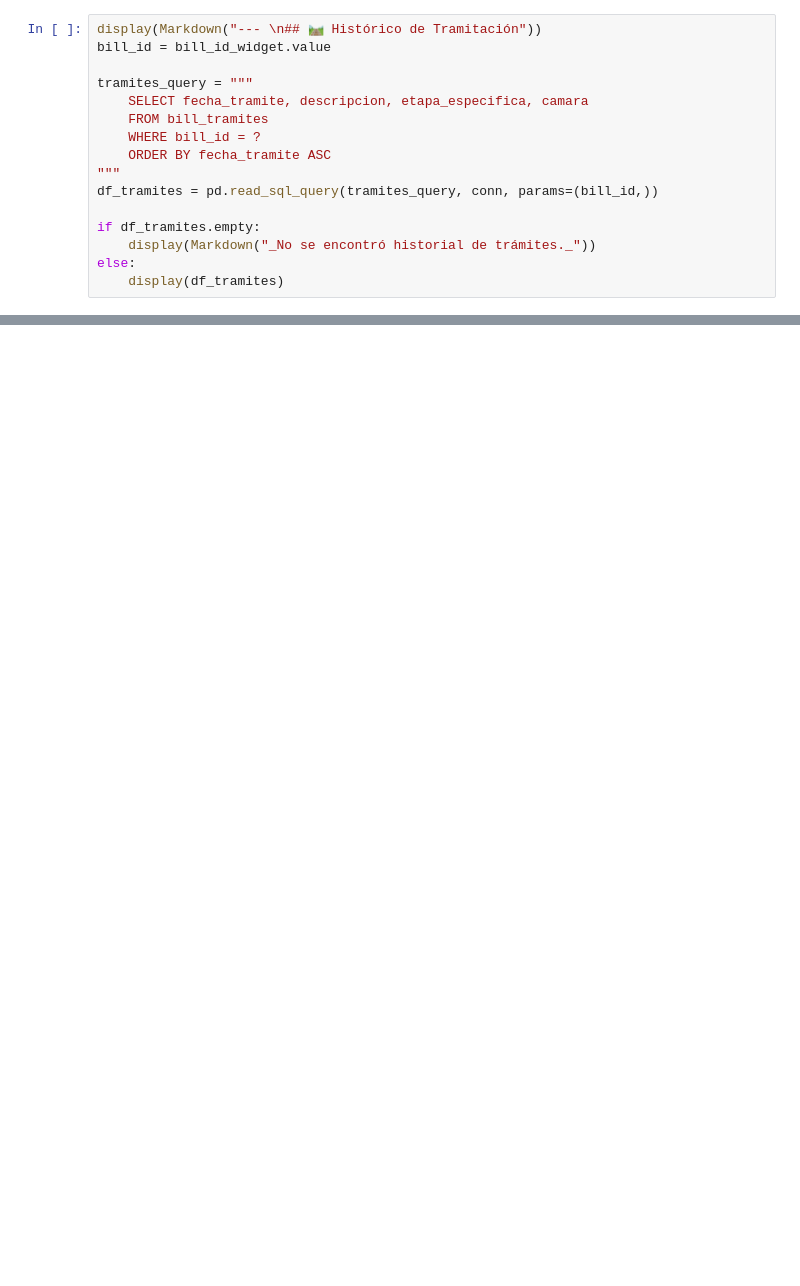
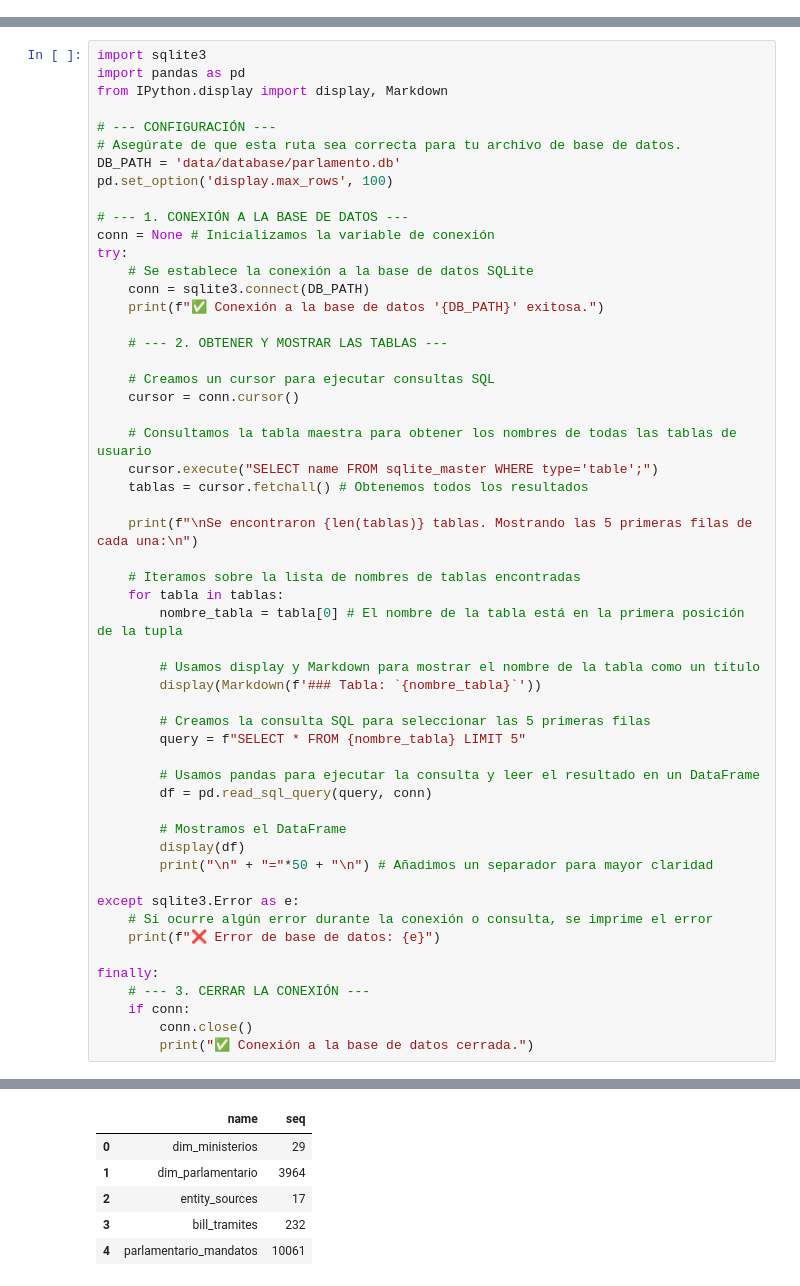
Before and after one commit to bpalas/prototype-diputados-chatbot, a Jupyter notebook: reports.ipynb, the cells around one changed output, grey strips where cells are left out. Drawn from its saved outputs; the diff is of its cells as text; blank space fills up the shorter version.

```diff
--- a/reports.ipynb
+++ b/reports.ipynb
@@ -202,16 +0,0 @@ _No se encontraron autores parlamentarios (puede ser una iniciativa del Ejecutiv
-# %%
-display(Markdown("--- \n## 🛤️ Histórico de Tramitación"))
-bill_id = bill_id_widget.value
-
-tramites_query = """
-    SELECT fecha_tramite, descripcion, etapa_especifica, camara
-    FROM bill_tramites
-    WHERE bill_id = ?
-    ORDER BY fecha_tramite ASC
-"""
-df_tramites = pd.read_sql_query(tramites_query, conn, params=(bill_id,))
-
-if df_tramites.empty:
-    display(Markdown("_No se encontró historial de trámites._"))
-else:
-    display(df_tramites)
@@ -259,0 +164,55 @@ else:
+# %%
+import sqlite3
+import pandas as pd
+from IPython.display import display, Markdown
+
+# --- CONFIGURACIÓN ---
+# Asegúrate de que esta ruta sea correcta para tu archivo de base de datos.
+DB_PATH = 'data/database/parlamento.db'
+pd.set_option('display.max_rows', 100)
+
+# --- 1. CONEXIÓN A LA BASE DE DATOS ---
+conn = None # Inicializamos la variable de conexión
+try:
+    # Se establece la conexión a la base de datos SQLite
+    conn = sqlite3.connect(DB_PATH)
+    print(f"✅ Conexión a la base de datos '{DB_PATH}' exitosa.")
+
+    # --- 2. OBTENER Y MOSTRAR LAS TABLAS ---
+
+    # Creamos un cursor para ejecutar consultas SQL
+    cursor = conn.cursor()
+
+    # Consultamos la tabla maestra para obtener los nombres de todas las tablas de usuario
+    cursor.execute("SELECT name FROM sqlite_master WHERE type='table';")
+    tablas = cursor.fetchall() # Obtenemos todos los resultados
+
+    print(f"\nSe encontraron {len(tablas)} tablas. Mostrando las 5 primeras filas de cada una:\n")
+
+    # Iteramos sobre la lista de nombres de tablas encontradas
+    for tabla in tablas:
+        nombre_tabla = tabla[0] # El nombre de la tabla está en la primera posición de la tupla
+
+        # Usamos display y Markdown para mostrar el nombre de la tabla como un título
+        display(Markdown(f'### Tabla: `{nombre_tabla}`'))
+
+        # Creamos la consulta SQL para seleccionar las 5 primeras filas
+        query = f"SELECT * FROM {nombre_tabla} LIMIT 5"
+
+        # Usamos pandas para ejecutar la consulta y leer el resultado en un DataFrame
+        df = pd.read_sql_query(query, conn)
+
+        # Mostramos el DataFrame
+        display(df)
+        print("\n" + "="*50 + "\n") # Añadimos un separador para mayor claridad
+
+except sqlite3.Error as e:
+    # Si ocurre algún error durante la conexión o consulta, se imprime el error
+    print(f"❌ Error de base de datos: {e}")
+
+finally:
+    # --- 3. CERRAR LA CONEXIÓN ---
+    if conn:
+        conn.close()
+        print("✅ Conexión a la base de datos cerrada.")
+# %% [output]
@@ -259,0 +231,6 @@ else:
+|  | name | seq |
+| 0 | dim_ministerios | 29 |
+| 1 | dim_parlamentario | 3964 |
+| 2 | entity_sources | 17 |
+| 3 | bill_tramites | 232 |
+| 4 | parlamentario_mandatos | 10061 |
```
Also changed, not shown: parts of 10 cells of this notebook, 3 other files.
